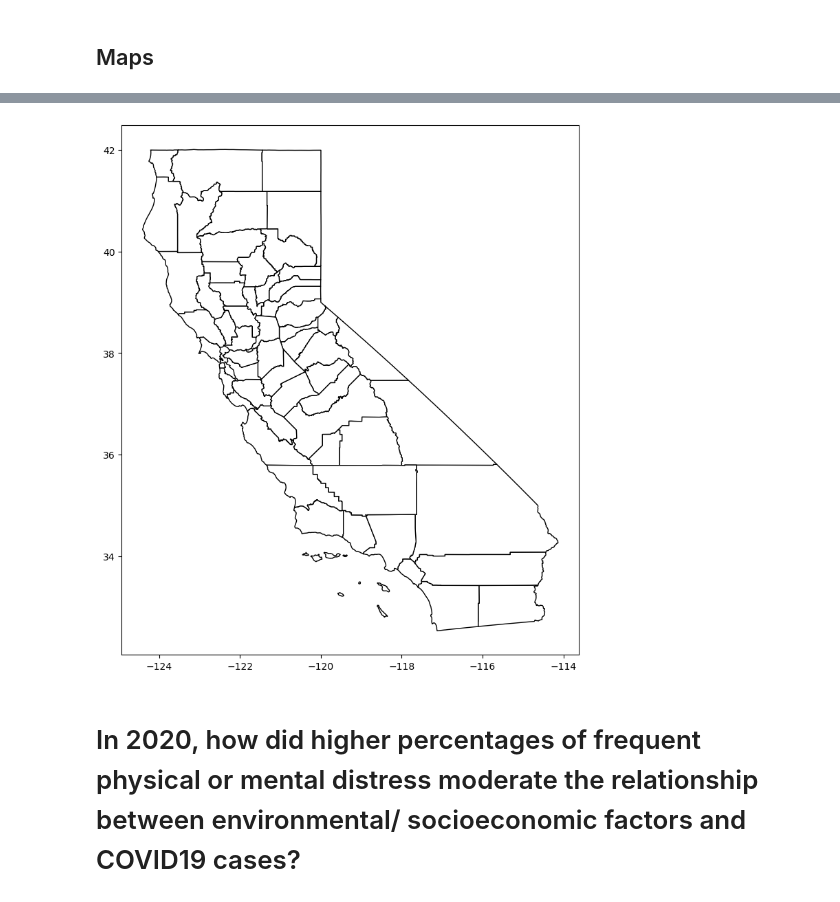
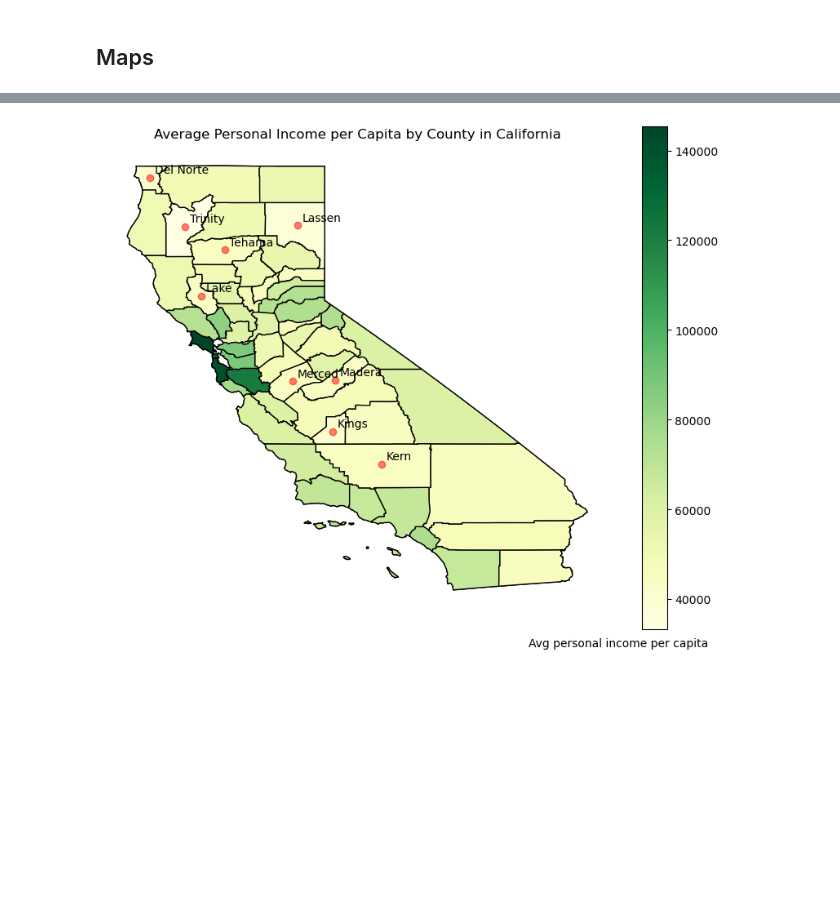
Before and after one commit to r-lee1888/eco225-project-code-r-lee1888, a Jupyter notebook: Code/Project1Code.ipynb, the cells around one changed output, grey strips where cells are left out. Saved outputs shown, nothing was run; the diff lists cells and outputs as text; code cells hidden in the pictures; blank space fills up the shorter version.

```diff
--- a/Code/Project1Code.ipynb
+++ b/Code/Project1Code.ipynb
@@ -60,7 +66,7 @@ import statsmodels.formula.api as smf
 
 
 # Load main data and filter for California only
-covid_health_weather = pd.read_csv("c:/Users/Pikachu/OneDrive - University of Toronto/W 2024/ECO225/ECO225 Project/eco225-project-code-r-lee1888/Data/US_counties_COVID19_health_weather_data.csv")
+covid_health_weather = pd.read_csv("C:/Users/Pikachu/OneDrive - University of Toronto/W 2024/ECO225/ECO225 Project/eco225-project-code-r-lee1888/Data/US_counties_COVID19_health_weather_data.csv")
 covid_health_weather = covid_health_weather[covid_health_weather['state'] == 'California']
 
 # Get the number of rows and columns in the dataframe
@@ -104,12 +110,15 @@ covid_health_weather['fips'] = covid_health_weather['fips'].astype(str).str.repl
 covid_health_weather = covid_health_weather.merge(ca_gdp_2020, left_on='fips', right_on='GeoFIPS', how='outer')
 covid_health_weather = covid_health_weather.merge(ca_pop_2020, left_on='fips', right_on='GeoFIPS', how='outer')
 covid_health_weather = covid_health_weather.merge(ca_unemp_2020, left_on='fips', right_on='FIPS', how='outer')
+covid_health_weather = covid_health_weather.merge(ca_inc_2020, left_on='fips', right_on='GeoFIPS', how='outer')
 
 # Create a gdp per capita column
 covid_health_weather['real_gdp_per_capita_2020'] = covid_health_weather['real_gdp_2020'] / covid_health_weather['population_2020']
 
 # Change date column to datetime
 covid_health_weather['date'] = pd.to_datetime(covid_health_weather['date'])
+# Reduce the dataframe to the specified columns
+covid_health_weather_reduced = covid_health_weather[['mean_temp', 'dewpoint', 'wind_speed', 'percent_frequent_physical_distress', 'percent_frequent_mental_distress', 'percent_no_highschool_diploma', 'average_daily_pm2_5', 'unemployment_rate_2020', 'high_school_graduation_rate', 'percent_limited_access_to_healthy_foods', 'personal_income_capita_2020', 'real_gdp_2020']]
 # %% [output]
 The dataframe has 15226 rows and 227 columns.
 # %%
@@ -223,2 +353,5 @@ plt.show()
+# %%
+# Create a cases by population column in covid_health_weather
+covid_health_weather['cases_by_population'] = covid_health_weather['cases'] / covid_health_weather['population_2020']
 # %% [markdown]
 ## Regression
@@ -329,23 +469,50 @@ state_df.query("NAME == 'California'").plot(ax=gax, edgecolor="black", color="wh
 # %%
-county_df = gpd.read_file("http://www2.census.gov/geo/tiger/GENZ2016/shp/cb_2016_us_county_5m.zip")
+# # Plot California county borders
+# county_df = gpd.read_file("http://www2.census.gov/geo/tiger/GENZ2016/shp/cb_2016_us_county_5m.zip")
 
-county_df = county_df.query("STATEFP == '06'")
+# county_df = county_df.query("STATEFP == '06'")
 
-fig, gax = plt.subplots(figsize=(10, 10))
+# fig, gax = plt.subplots(figsize=(10, 10))
 
-county_df.plot(ax=gax, edgecolor="black", color="white")
+# county_df.plot(ax=gax, edgecolor="black", color="white")
 
-#plt.show()
+# plt.show()
-# %% [output]
-[figure, removed]
 # %%
-covid_health_weather["county"] = covid_health_weather["county"].str.title()
-covid_health_weather["county"] = covid_health_weather["county"].str.strip()
+
+gdf["county"] = gdf["county"].str.title()
+gdf["county"] = gdf["county"].str.strip()
 county_df["NAME"] = county_df["NAME"].str.title()
 county_df["NAME"] = county_df["NAME"].str.strip()
 # merge county data with covid data
-county_df_covid = county_df.merge(covid_health_weather, left_on="NAME", right_on="county", how="inner")
-
-# Create new variable for cases
+county_df_covid = county_df.merge(gdf, left_on="NAME", right_on="county", how="inner")
+#county_df_covid.head()
-# %% [markdown]
-# In 2020, how did higher percentages of frequent physical or mental distress moderate the relationship between environmental/ socioeconomic factors and COVID19 cases?
+# %%
+fig, gax = plt.subplots(figsize = (10,8))
+
+# Plot the state level
+state_df[state_df['NAME'] == 'California'].plot(ax = gax, edgecolor='black',color='white')
+
+# Plot the counties and data
+county_df_covid.plot(
+    ax=gax, edgecolor='black', column='avg_personal_income_capita_2020', legend=True, cmap='YlGn' #range of your column value for the color legend
+)
+
+# Add text to let people know what we are plotting
+gax.annotate('Avg personal income per capita',xy=(0.53, 0.05),  xycoords='figure fraction')
+gdf.head()
+# Plot county names of high personal income per capita
+gdf_highquantile = gdf[gdf['avg_personal_income_capita_2020'] < gdf['avg_personal_income_capita_2020'].quantile(0.15)]
+gdf_highquantile.plot(ax=gax, color='red', alpha = 0.5)
+for x, y, label in zip(gdf_highquantile['Coordinates'].x, gdf_highquantile['Coordinates'].y, gdf_highquantile['county']):
+    gax.annotate(label, xy=(x,y), xytext=(4,4), textcoords='offset points')
+
+
+# I don't want the axis with long and lat
+plt.axis('off')
+
+# Add a title
+plt.title('Average Personal Income per Capita by County in California')
+
+plt.show()
+# %% [output]
+[figure, added]
```
Also changed, not shown: parts of 21 cells of this notebook, 2 other files.
